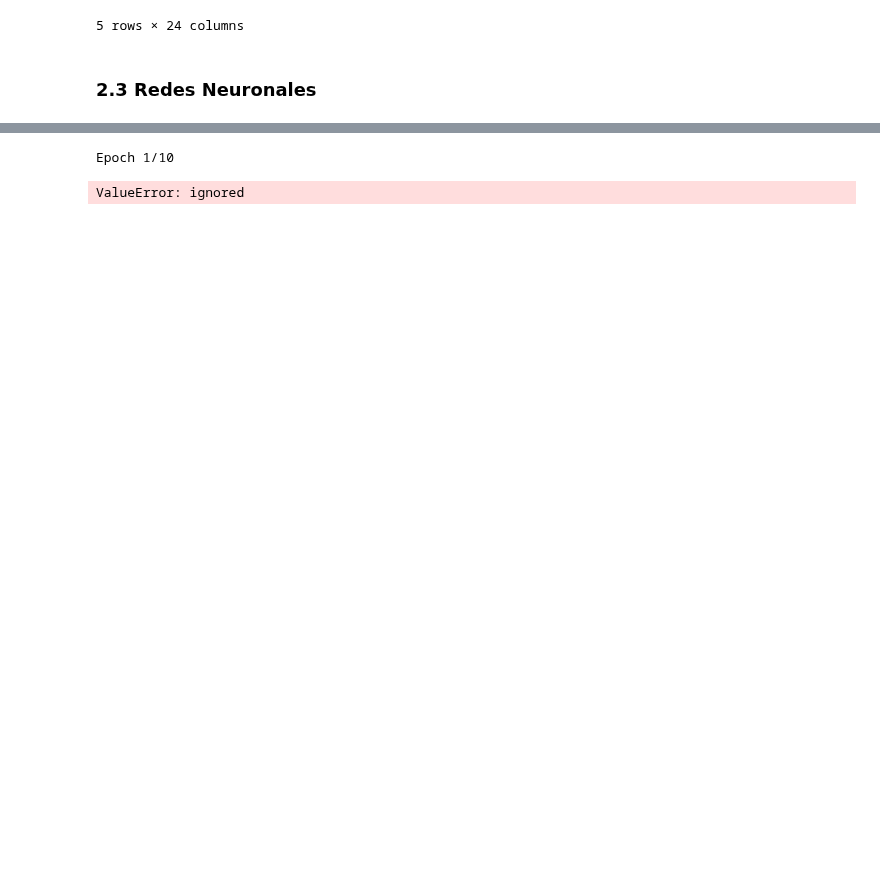
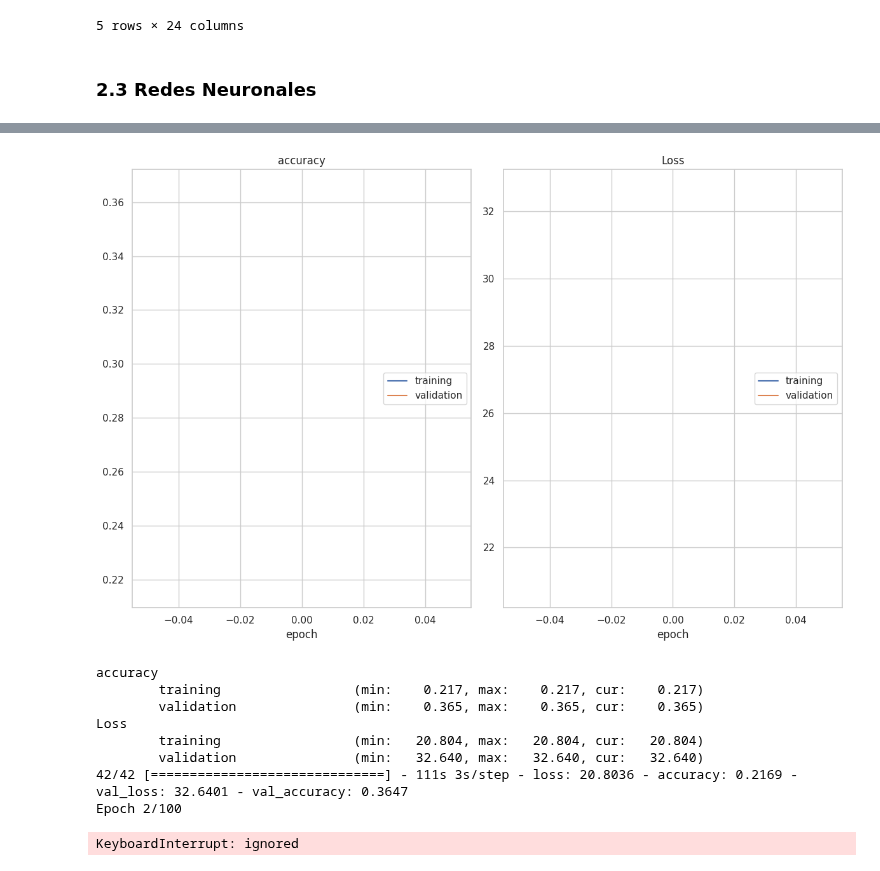
Before and after one commit to AndresAriasG/MIAD_ML_NLP_2023, a Jupyter notebook: Semana 7/S7P1_proyecto2.ipynb, the cells around one changed output, grey strips where cells are left out. Cells and saved outputs as stored; diff of their text form; code cells hidden in the pictures; blank space fills up the shorter version.

```diff
--- a/Semana 7/S7P1_proyecto2.ipynb
+++ b/Semana 7/S7P1_proyecto2.ipynb
@@ -352,7 +347,5 @@ XdtmRN.reshape
 # %%
 # Definición de variable de interés (y)
-dataTraining['genres'] = dataTraining['genres'].map(lambda x: eval(x))
-le = MultiLabelBinarizer()
-ygenresRN = le.fit_transform(dataTraining['genres'])
+yRN = le.fit_transform(dataTraining['genres'])
 # %%
-XtrainRN, XtestRN, ytrainRN, ytestRN = train_test_split(XdtmRN, ygenres, test_size=0.33, random_state=42)
+XtrainRN, XtestRN, ytrainRN, ytestRN = train_test_split(XRN, yRN, test_size=0.33, random_state=42)
@@ -378,0 +352,12 @@ classifier.compile(optimizer='adam', loss='binary_crossentropy', metrics=['accur
+# %%
+model = Sequential()
+
+#Defining layers of the model
+#model.add(Flatten(input_shape=(64,)))
+model.add(Dense(2056, activation='relu', input_shape = (38672,)))
+#model.add(LSTM(2056, activation='relu', input_shape = (38672,)))
+model.add(Dropout(0.5))
+#model.add(Dense(24, activation='softmax'))
+model.add(Dense(24, activation='sigmoid'))
+model.compile(optimizer='adam', loss='categorical_crossentropy', metrics=['accuracy'])
+model.summary()
@@ -379,6 +380,16 @@ classifier.compile(optimizer='adam', loss='binary_crossentropy', metrics=['accur
 # %%
 # fitting the Neural Network on the training data
-survivalANN_Model=classifier.fit(XtrainRN.toarray(),ytrainRN, batch_size=10 , epochs=10, verbose=1)
+hist = model.fit(XtrainRN.toarray(),ytrainRN, validation_data=(XtrainRN.toarray(),ytrainRN),
+          batch_size=128, epochs=100, verbose=1,
+          callbacks=[PlotLossesKeras()])
 # %% [output]
+[figure, added]
-Epoch 1/10
+accuracy
+        training                 (min:    0.217, max:    0.217, cur:    0.217)
+        validation               (min:    0.365, max:    0.365, cur:    0.365)
+Loss
+        training                 (min:   20.804, max:   20.804, cur:   20.804)
+        validation               (min:   32.640, max:   32.640, cur:   32.640)
+42/42 [==============================] - 111s 3s/step - loss: 20.8036 - accuracy: 0.2169 - val_loss: 32.6401 - val_accuracy: 0.3647
+Epoch 2/100
-ValueError: ignored
+KeyboardInterrupt: ignored
```
Also changed, not shown: parts of 15 cells of this notebook.
